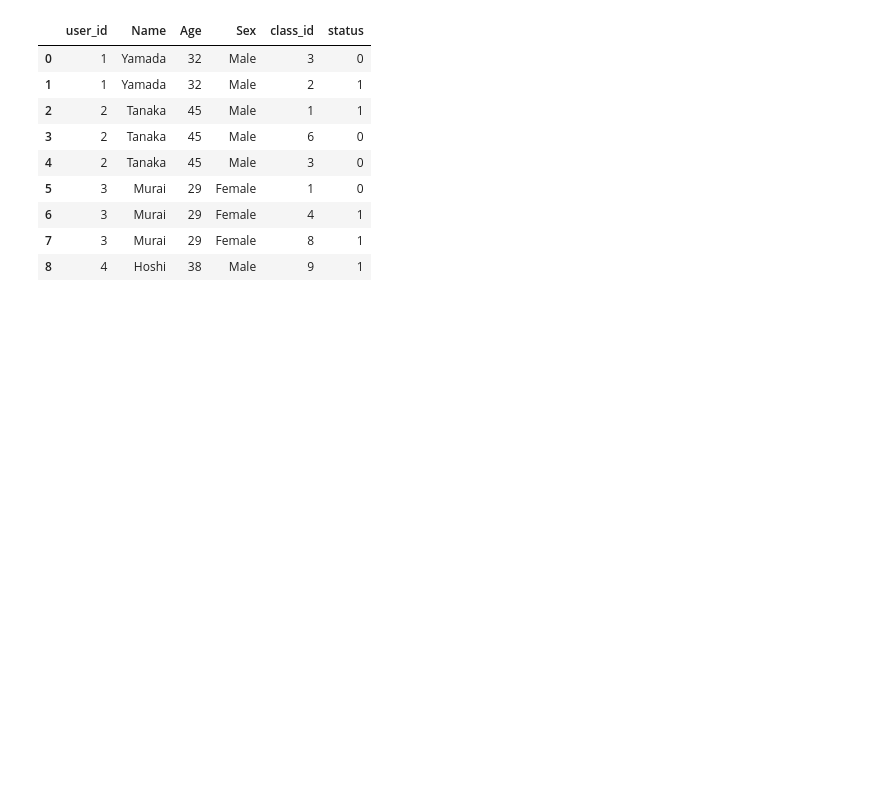
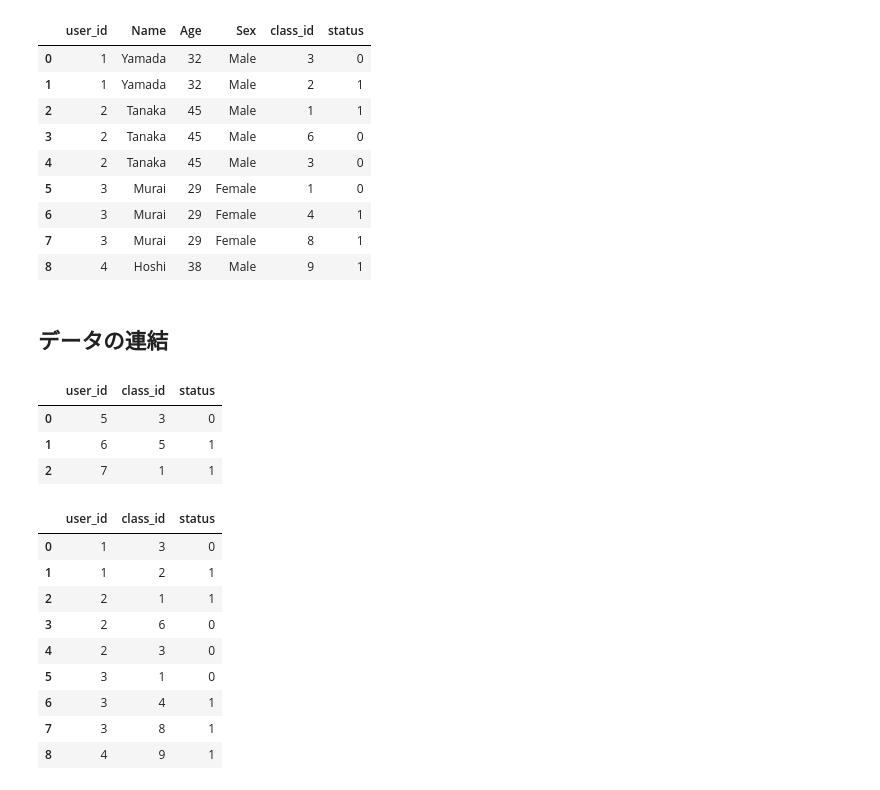
Before and after one commit to naomori/codexa_Pandas_Introduction, a Jupyter notebook: Chapter7.ipynb, the cells around one changed output. Saved outputs shown, nothing was run; the diff lists cells and outputs as text; code cells hidden in the pictures; blank space fills up the shorter version.

```diff
--- a/Chapter7.ipynb
+++ b/Chapter7.ipynb
@@ -93,3 +99,5 @@ df6
 | 6 | 3 | Murai | 29 | Female | 4 | 1 |
 | 7 | 3 | Murai | 29 | Female | 8 | 1 |
 | 8 | 4 | Hoshi | 38 | Male | 9 | 1 |
+# %% [markdown]
+## データの連結
@@ -95,0 +108,20 @@ df6
+# %%
+df6
+# %% [output]
+|  | user_id | class_id | status |
+| 0 | 5 | 3 | 0 |
+| 1 | 6 | 5 | 1 |
+| 2 | 7 | 1 | 1 |
+# %%
+df5
+# %% [output]
+|  | user_id | class_id | status |
+| 0 | 1 | 3 | 0 |
+| 1 | 1 | 2 | 1 |
+| 2 | 2 | 1 | 1 |
+| 3 | 2 | 6 | 0 |
+| 4 | 2 | 3 | 0 |
+| 5 | 3 | 1 | 0 |
+| 6 | 3 | 4 | 1 |
+| 7 | 3 | 8 | 1 |
+| 8 | 4 | 9 | 1 |
```
Also changed, not shown: parts of 9 cells of this notebook.
